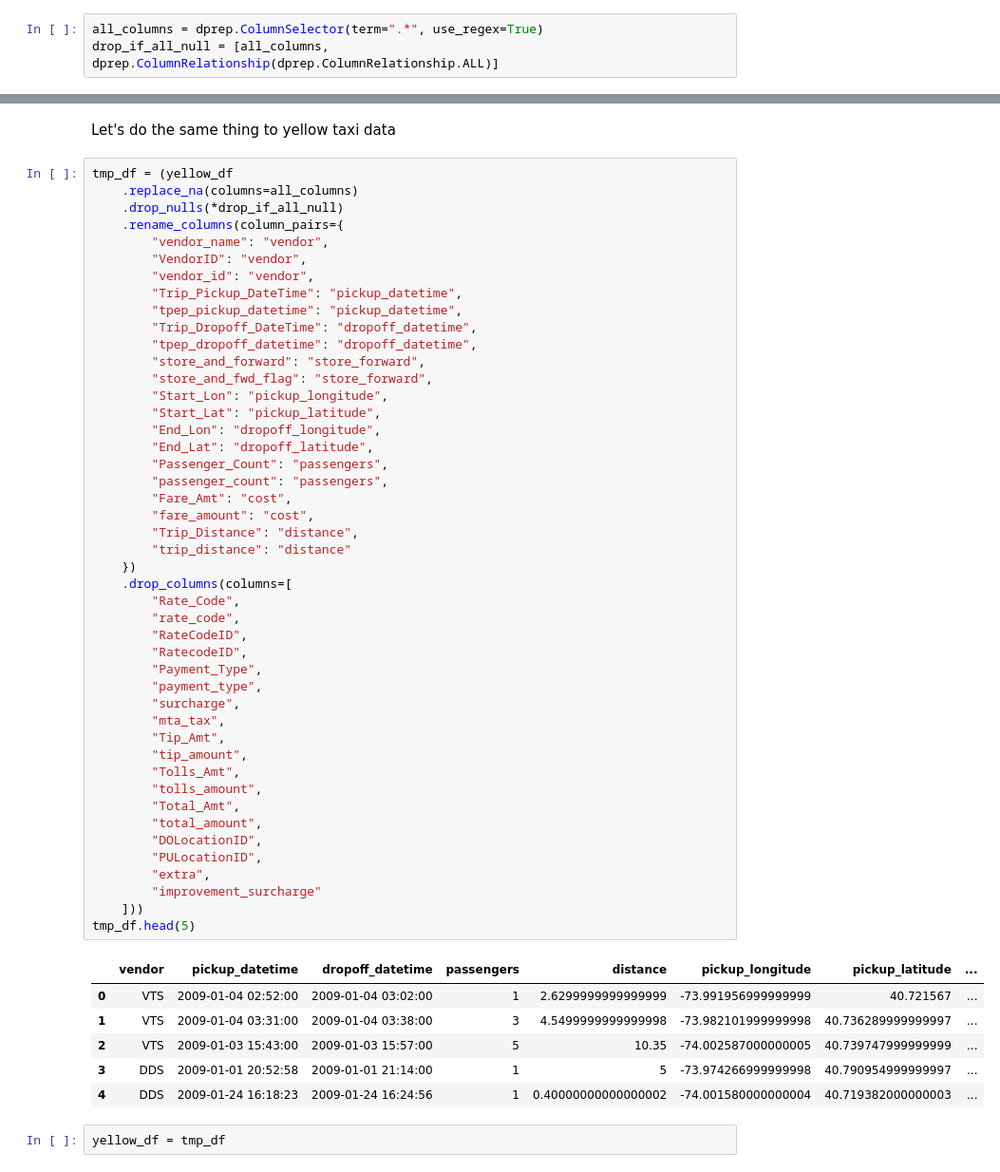
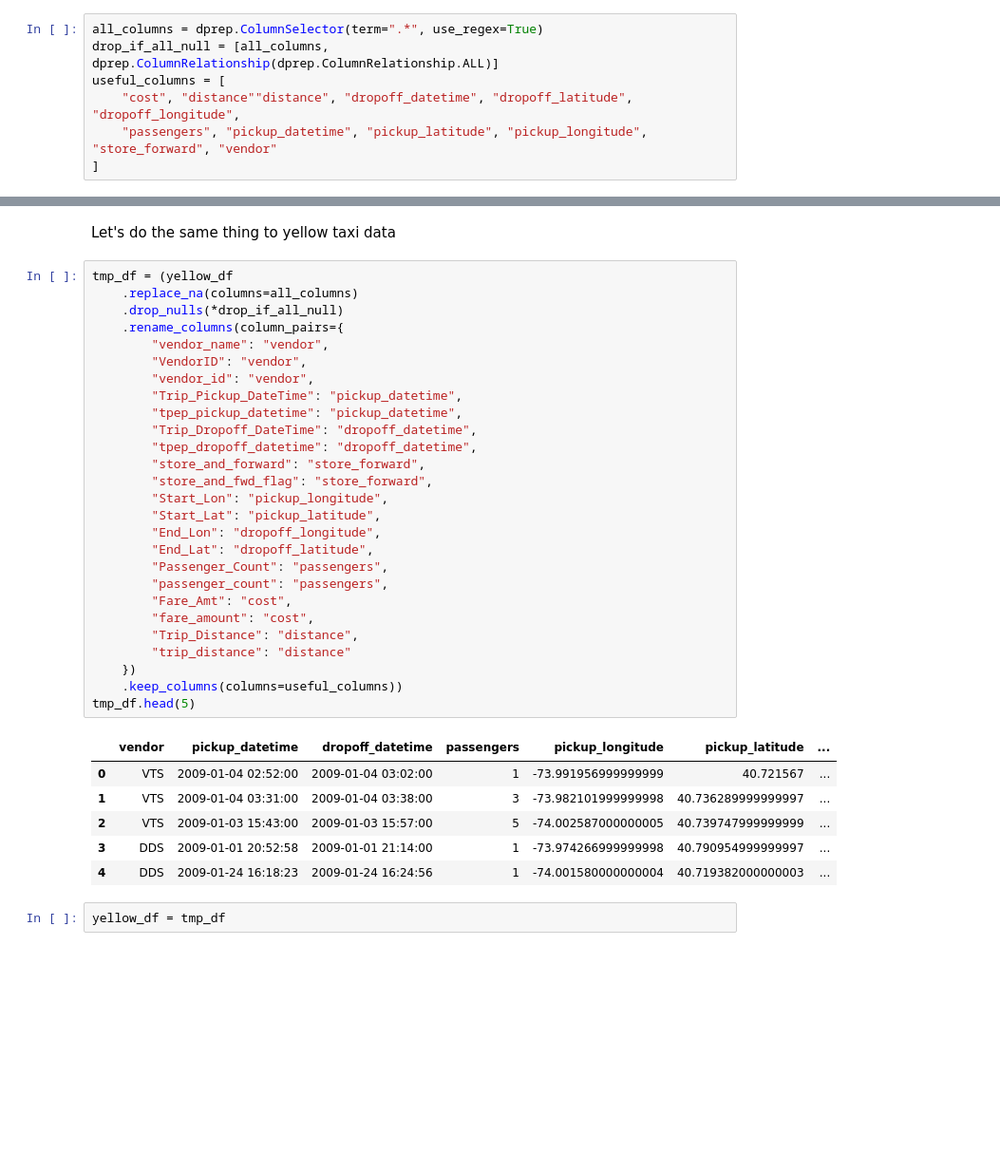
Before and after one commit to codybushnell/AMLDataPrepDocs, a Jupyter notebook: Scenarios/NYTaxiCab/01.new_york_taxi.ipynb, the cells around one changed output, grey strips where cells are left out. Shown at 95% size. Drawn from its saved outputs; the diff is of its cells as text; blank space fills up the shorter version.

```diff
--- a/Scenarios/NYTaxiCab/01.new_york_taxi.ipynb
+++ b/Scenarios/NYTaxiCab/01.new_york_taxi.ipynb
@@ -58,6 +58,10 @@ Let's define some shortcut transforms that will apply to all Dataflows.
 # %%
 all_columns = dprep.ColumnSelector(term=".*", use_regex=True)
 drop_if_all_null = [all_columns, dprep.ColumnRelationship(dprep.ColumnRelationship.ALL)]
+useful_columns = [
+    "cost", "distance""distance", "dropoff_datetime", "dropoff_latitude", "dropoff_longitude",
+    "passengers", "pickup_datetime", "pickup_latitude", "pickup_longitude", "store_forward", "vendor"
+]
 # %% [markdown]
 Let's first work with the green taxi data and get it into a good shape that then can be combined with the yellow taxi data.
 # %%
@@ -111,56 +99,37 @@ Let's do the same thing to yellow taxi data
 # %%
 tmp_df = (yellow_df
     .replace_na(columns=all_columns)
     .drop_nulls(*drop_if_all_null)
     .rename_columns(column_pairs={
         "vendor_name": "vendor",
         "VendorID": "vendor",
         "vendor_id": "vendor",
         "Trip_Pickup_DateTime": "pickup_datetime",
         "tpep_pickup_datetime": "pickup_datetime",
         "Trip_Dropoff_DateTime": "dropoff_datetime",
         "tpep_dropoff_datetime": "dropoff_datetime",
         "store_and_forward": "store_forward",
         "store_and_fwd_flag": "store_forward",
         "Start_Lon": "pickup_longitude",
         "Start_Lat": "pickup_latitude",
         "End_Lon": "dropoff_longitude",
         "End_Lat": "dropoff_latitude",
         "Passenger_Count": "passengers",
         "passenger_count": "passengers",
         "Fare_Amt": "cost",
         "fare_amount": "cost",
         "Trip_Distance": "distance",
         "trip_distance": "distance"
     })
-    .drop_columns(columns=[
-        "Rate_Code",
-        "rate_code",
-        "RateCodeID",
-        "RatecodeID",
-        "Payment_Type",
-        "payment_type",
-        "surcharge",
-        "mta_tax",
-        "Tip_Amt",
-        "tip_amount",
-        "Tolls_Amt",
-        "tolls_amount",
-        "Total_Amt",
-        "total_amount",
-        "DOLocationID",
-        "PULocationID",
-        "extra",
-        "improvement_surcharge"
-    ]))
+    .keep_columns(columns=useful_columns))
 tmp_df.head(5)
 # %% [output]
-|  | vendor | pickup_datetime | dropoff_datetime | passengers | distance | pickup_longitude | pickup_latitude | ... |
-| 0 | VTS | 2009-01-04 02:52:00 | 2009-01-04 03:02:00 | 1 | 2.6299999999999999 | -73.991956999999999 | 40.721567 | ... |
-| 1 | VTS | 2009-01-04 03:31:00 | 2009-01-04 03:38:00 | 3 | 4.5499999999999998 | -73.982101999999998 | 40.736289999999997 | ... |
-| 2 | VTS | 2009-01-03 15:43:00 | 2009-01-03 15:57:00 | 5 | 10.35 | -74.002587000000005 | 40.739747999999999 | ... |
-| 3 | DDS | 2009-01-01 20:52:58 | 2009-01-01 21:14:00 | 1 | 5 | -73.974266999999998 | 40.790954999999997 | ... |
-| 4 | DDS | 2009-01-24 16:18:23 | 2009-01-24 16:24:56 | 1 | 0.40000000000000002 | -74.001580000000004 | 40.719382000000003 | ... |
+|  | vendor | pickup_datetime | dropoff_datetime | passengers | pickup_longitude | pickup_latitude | ... |
+| 0 | VTS | 2009-01-04 02:52:00 | 2009-01-04 03:02:00 | 1 | -73.991956999999999 | 40.721567 | ... |
+| 1 | VTS | 2009-01-04 03:31:00 | 2009-01-04 03:38:00 | 3 | -73.982101999999998 | 40.736289999999997 | ... |
+| 2 | VTS | 2009-01-03 15:43:00 | 2009-01-03 15:57:00 | 5 | -74.002587000000005 | 40.739747999999999 | ... |
+| 3 | DDS | 2009-01-01 20:52:58 | 2009-01-01 21:14:00 | 1 | -73.974266999999998 | 40.790954999999997 | ... |
+| 4 | DDS | 2009-01-24 16:18:23 | 2009-01-24 16:24:56 | 1 | -74.001580000000004 | 40.719382000000003 | ... |
 # %%
 yellow_df = tmp_df
 # %% [markdown]
```
Also changed, not shown: parts of 7 cells of this notebook.
